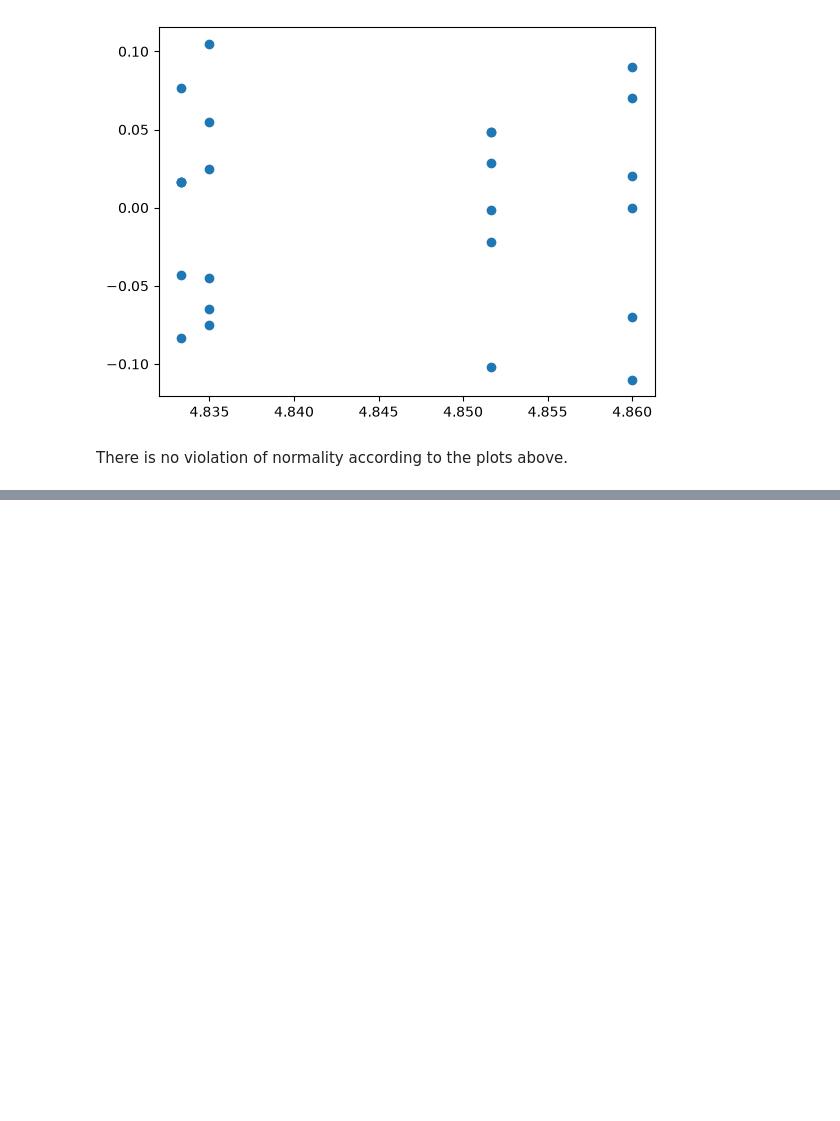
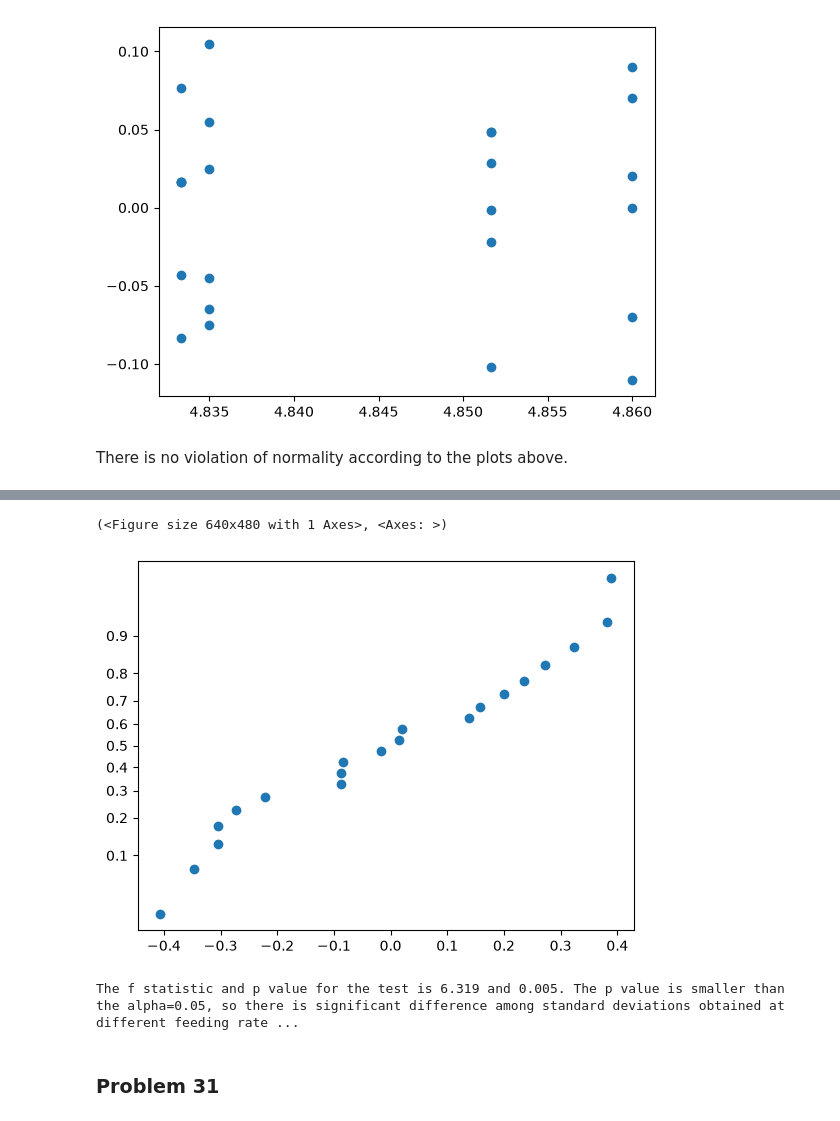
Before and after one commit to Peiguang2024/design-of-experiment, a Jupyter notebook: Montgomery/chapter3.ipynb, the cells around one changed output, grey strips where cells are left out. Cells and saved outputs as stored; diff of their text form; code cells hidden in the pictures; blank space fills up the shorter version.

```diff
--- a/Montgomery/chapter3.ipynb
+++ b/Montgomery/chapter3.ipynb
@@ -1601,0 +1667,18 @@ There is no violation of normality according to the plots above.
+# %%
+normality_plot(df_30['log_stdv'] - df_30.groupby('rate')['log_stdv'].transform('mean'))
+# %% [output]
+(<Figure size 640x480 with 1 Axes>, <Axes: >)
+[figure, added]
+# %%
+# a. null hypothesis: the feed rate has no effect on the standard deviation
+# use the transformed standard deviation column
+f_30a, p_30a = stats.f_oneway(*df_30.groupby('rate')['log_stdv'].apply(list).values)
+print(f'''
+      The f statistic and p value for the test is {f_30a.round(3)} and {p_30a.round(3)}.
+      The p value is smaller than the alpha=0.05, so there is significant difference among standard deviations obtained at different feeding rates.
+      This is consistent with the normality plot of the residuals.
+      ''')
+# %% [output]
+The f statistic and p value for the test is 6.319 and 0.005. The p value is smaller than the alpha=0.05, so there is significant difference among standard deviations obtained at different feeding rate ...
+# %% [markdown]
+### Problem 31
```
Also changed, not shown: parts of 13 cells of this notebook, 1 other file.
